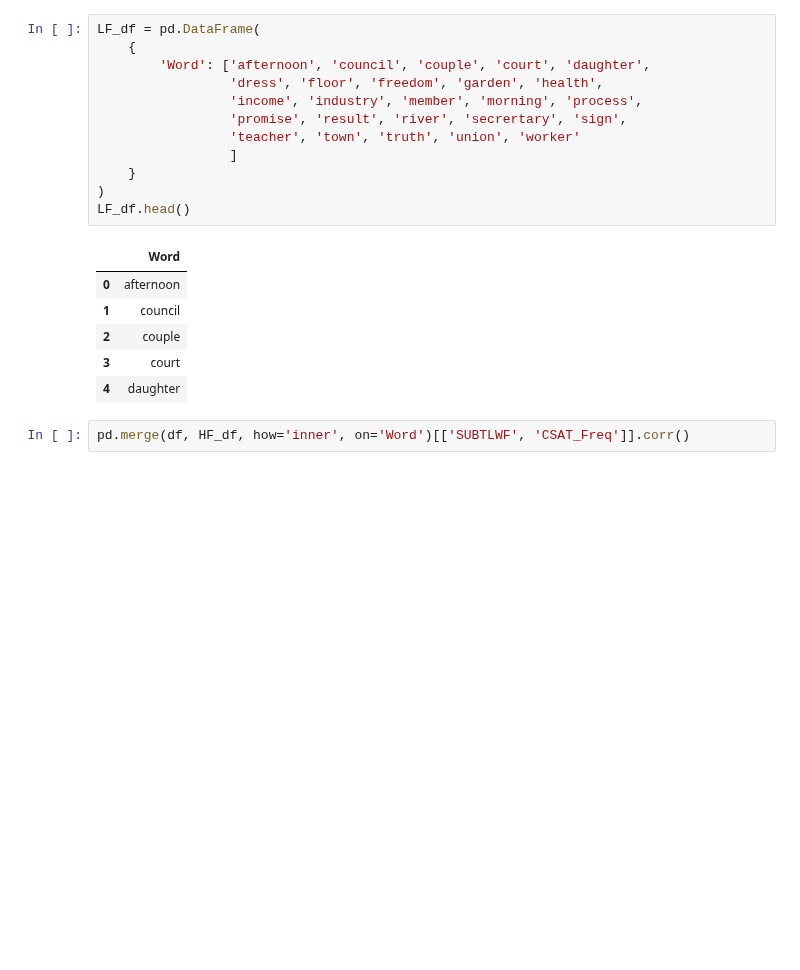
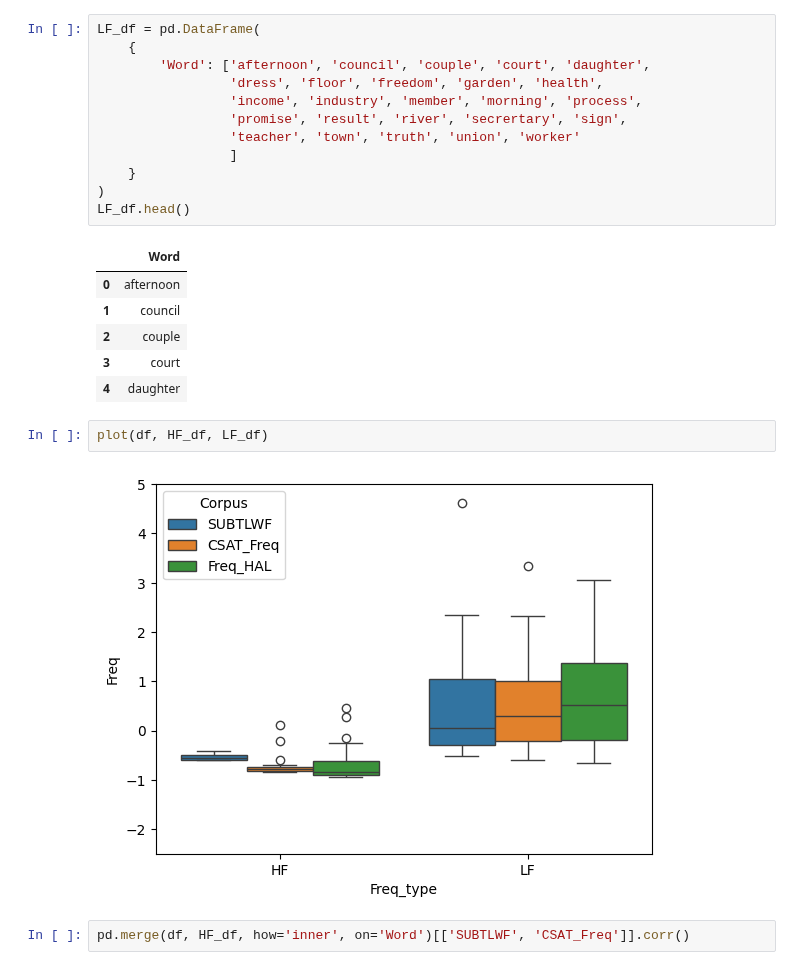
Before and after one commit to irregular6612/english-corpus-comparison, a Jupyter notebook: src/notebooks/L1-L2-Comp.ipynb, the cells around one changed output. Cells and saved outputs as stored; diff of their text form; blank space fills up the shorter version.

```diff
--- a/src/notebooks/L1-L2-Comp.ipynb
+++ b/src/notebooks/L1-L2-Comp.ipynb
@@ -168,6 +271,10 @@ LF_df.head()
 | 2 | couple |
 | 3 | court |
 | 4 | daughter |
+# %%
+plot(df, HF_df, LF_df)
+# %% [output]
+[figure, added]
 # %%
 pd.merge(df, HF_df, how='inner', on='Word')[['SUBTLWF', 'CSAT_Freq']].corr()
 # %% [output]
```
Also changed, not shown: parts of 51 cells of this notebook.
